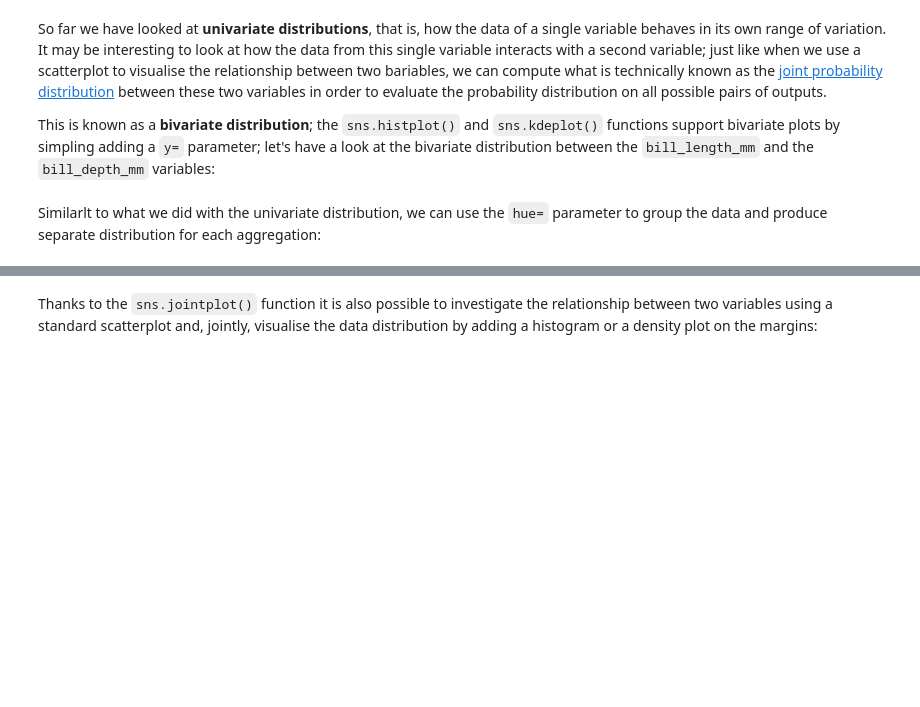
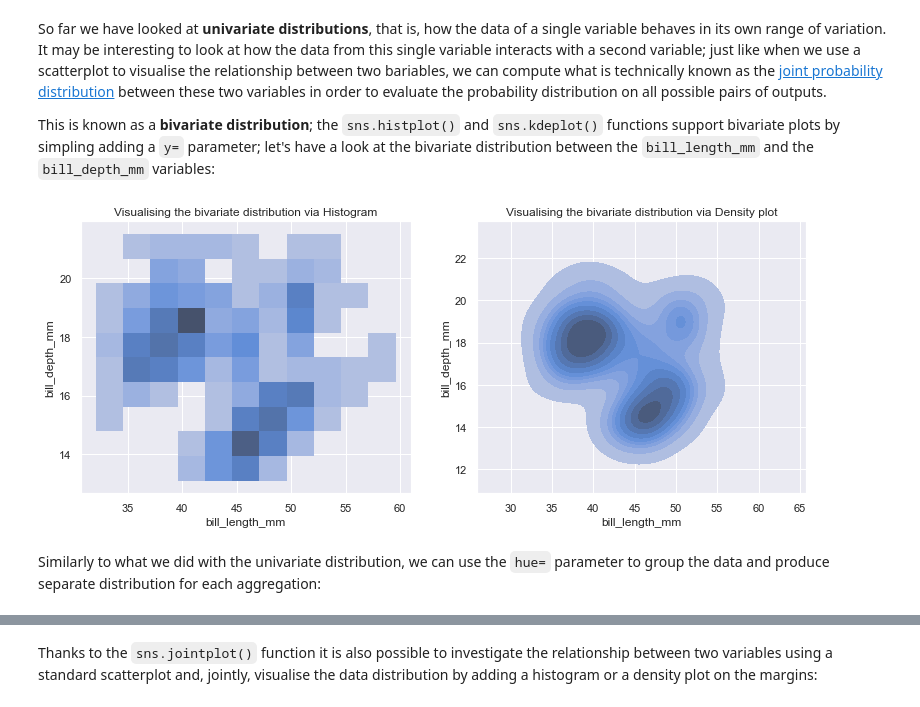
Before and after one commit to boolean-data-analytics/4.16.39-Data-Distribution, a Jupyter notebook: 4.16.39 Data Distribution.ipynb, the cells around one changed output, grey strips where cells are left out. Saved outputs shown, nothing was run; the diff lists cells and outputs as text; code cells hidden in the pictures; blank space fills up the shorter version.

```diff
--- a/4.16.39 Data Distribution.ipynb
+++ b/4.16.39 Data Distribution.ipynb
@@ -196,12 +338,14 @@ This is known as a **bivariate distribution**; the `sns.histplot()` and `sns.kde
 # %%
 fig, ax = plt.subplots(1, 2)
 fig.set_size_inches(13, 5)
 
 sns.histplot(x = 'bill_length_mm', y = 'bill_depth_mm', data = peng, ax = ax[0]).set_title("Visualising the bivariate distribution via Histogram")
-sns.kdeplot(x = 'bill_length_mm', y = 'bill_depth_mm', data = peng, ax = ax[1]).set_title("Visualising the bivariate distribution via Density plot")
+sns.kdeplot(x = 'bill_length_mm', y = 'bill_depth_mm', data = peng, ax = ax[1], fill=True).set_title("Visualising the bivariate distribution via Density plot")
 plt.show()
+# %% [output]
+[figure, added]
 # %% [markdown]
-Similarlt to what we did with the univariate distribution, we can use the `hue=` parameter to group the data and produce separate distribution for each aggregation:
+Similarly to what we did with the univariate distribution, we can use the `hue=` parameter to group the data and produce separate distribution for each aggregation:
 # %%
 fig, ax = plt.subplots(1, 2)
 fig.set_size_inches(13, 5)
```
Also changed, not shown: parts of 43 cells of this notebook, 3 other files.
